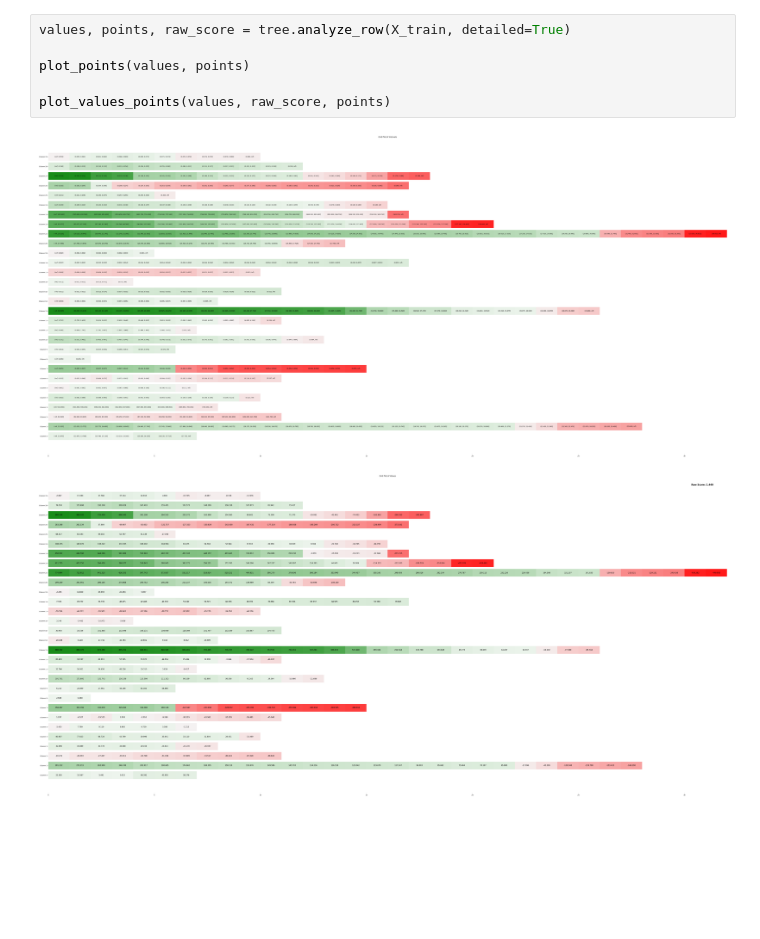
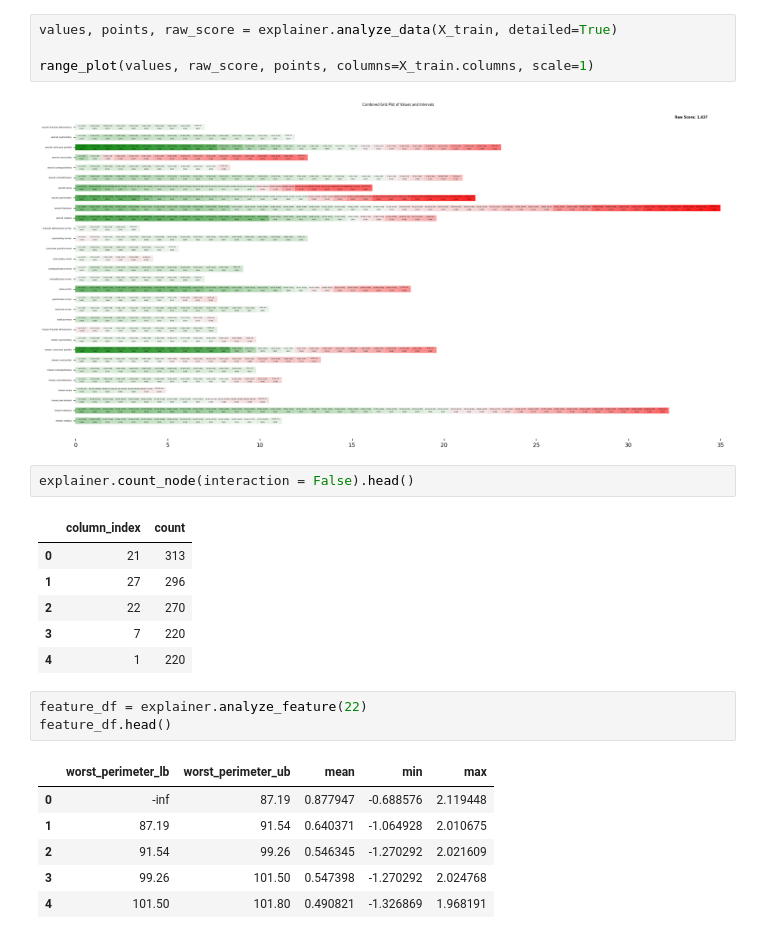
Before and after one commit to sametcopur/treemind, a Jupyter notebook: examples/breast_cancer.ipynb, the cells around one changed output. Cells and saved outputs as stored; diff of their text form; blank space fills up the shorter version.

```diff
--- a/examples/breast_cancer.ipynb
+++ b/examples/breast_cancer.ipynb
@@ -66,9 +49,25 @@ bar_plot(values, raw_score, columns=X_train.columns)
 # %%
-values, points, raw_score = tree.analyze_row(X_train, detailed=True)
+values, points, raw_score = explainer.analyze_data(X_train, detailed=True)
 
-plot_points(values, points)
-
-plot_values_points(values, raw_score, points)
+range_plot(values, raw_score, points, columns=X_train.columns, scale=1)
 # %% [output]
-[figure, old version]
+[figure, new version]
-[figure, removed]
+# %%
+explainer.count_node(interaction = False).head()
+# %% [output]
+|  | column_index | count |
+| 0 | 21 | 313 |
+| 1 | 27 | 296 |
+| 2 | 22 | 270 |
+| 3 | 7 | 220 |
+| 4 | 1 | 220 |
+# %%
+feature_df = explainer.analyze_feature(22)
+feature_df.head()
+# %% [output]
+|  | worst_perimeter_lb | worst_perimeter_ub | mean | min | max |
+| 0 | -inf | 87.19 | 0.877947 | -0.688576 | 2.119448 |
+| 1 | 87.19 | 91.54 | 0.640371 | -1.064928 | 2.010675 |
+| 2 | 91.54 | 99.26 | 0.546345 | -1.270292 | 2.021609 |
+| 3 | 99.26 | 101.50 | 0.547398 | -1.270292 | 2.024768 |
+| 4 | 101.50 | 101.80 | 0.490821 | -1.326869 | 1.968191 |
```
Also changed, not shown: parts of 15 cells of this notebook, 3 other files.
